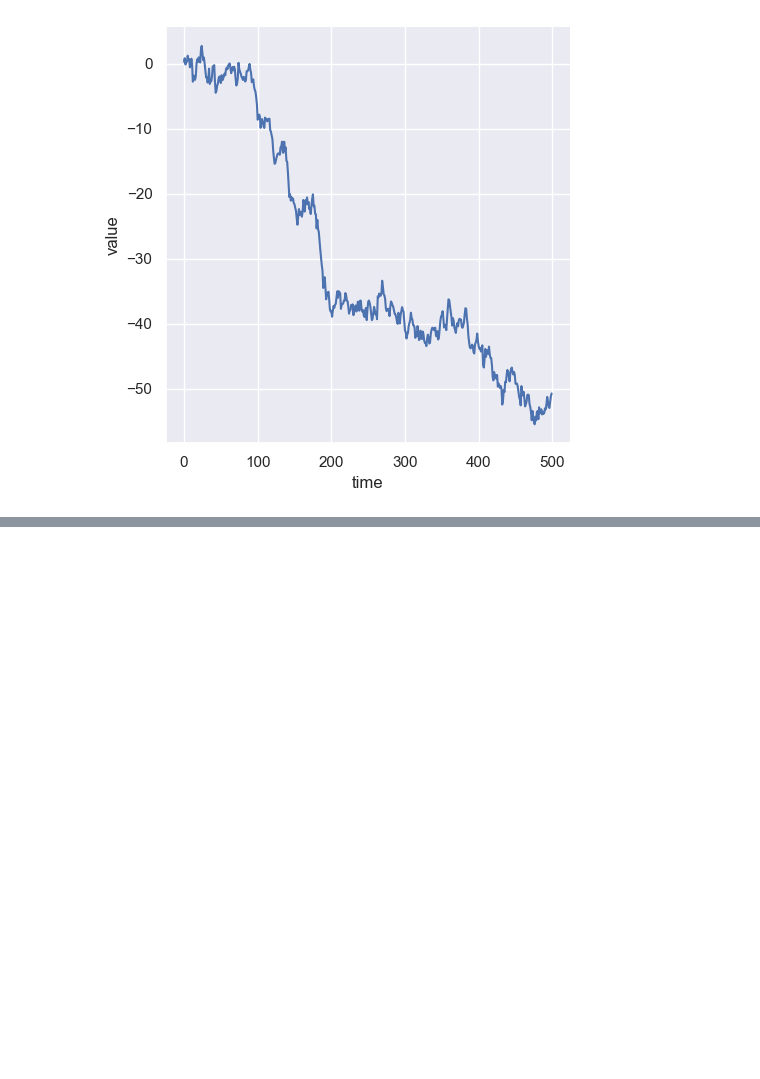
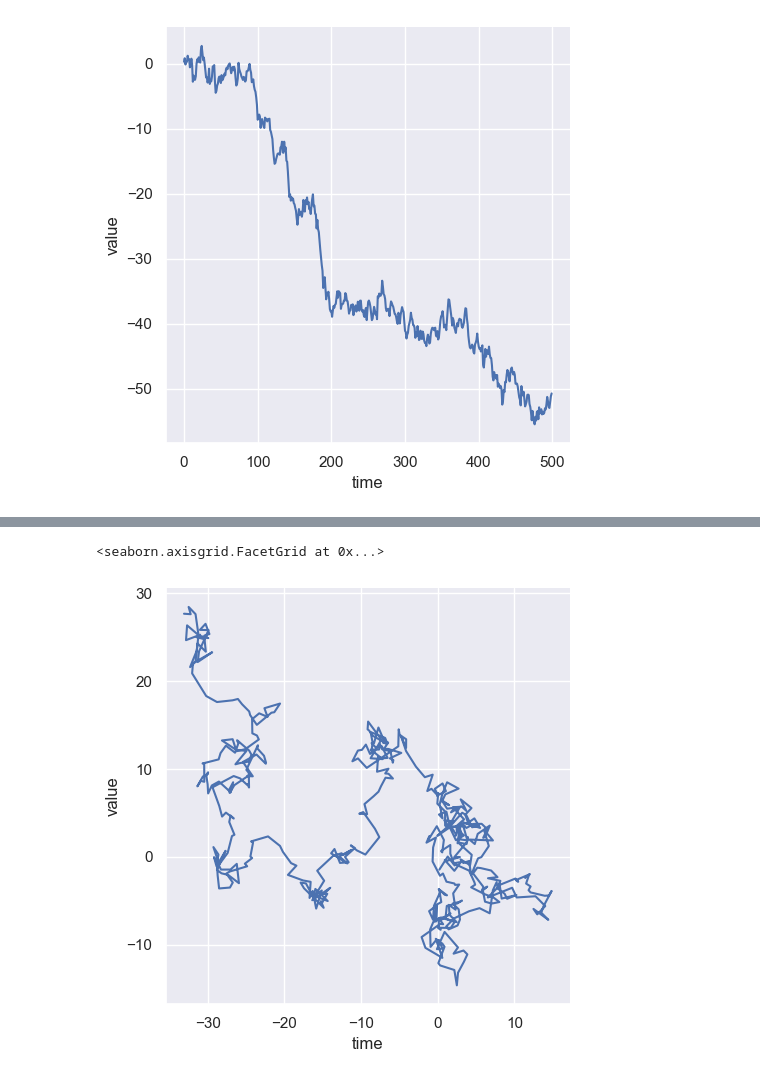
Before and after one commit to shruti-1102/zero-to-analyst, a Jupyter notebook: sns-tut.ipynb, the cells around one changed output, grey strips where cells are left out. Drawn from its saved outputs; the diff is of its cells as text; code cells hidden in the pictures; blank space fills up the shorter version.

```diff
--- a/sns-tut.ipynb
+++ b/sns-tut.ipynb
@@ -72,0 +88,5 @@ sns.relplot(x = 'time', y = 'value', kind= 'line', data=df)
+# %%
+sns.relplot(x = 'time', y = 'value', data = df, kind = 'line', sort = False)
+# %% [output]
+<seaborn.axisgrid.FacetGrid at 0x...>
+[figure, added]
```
Also changed, not shown: parts of 8 cells of this notebook.
